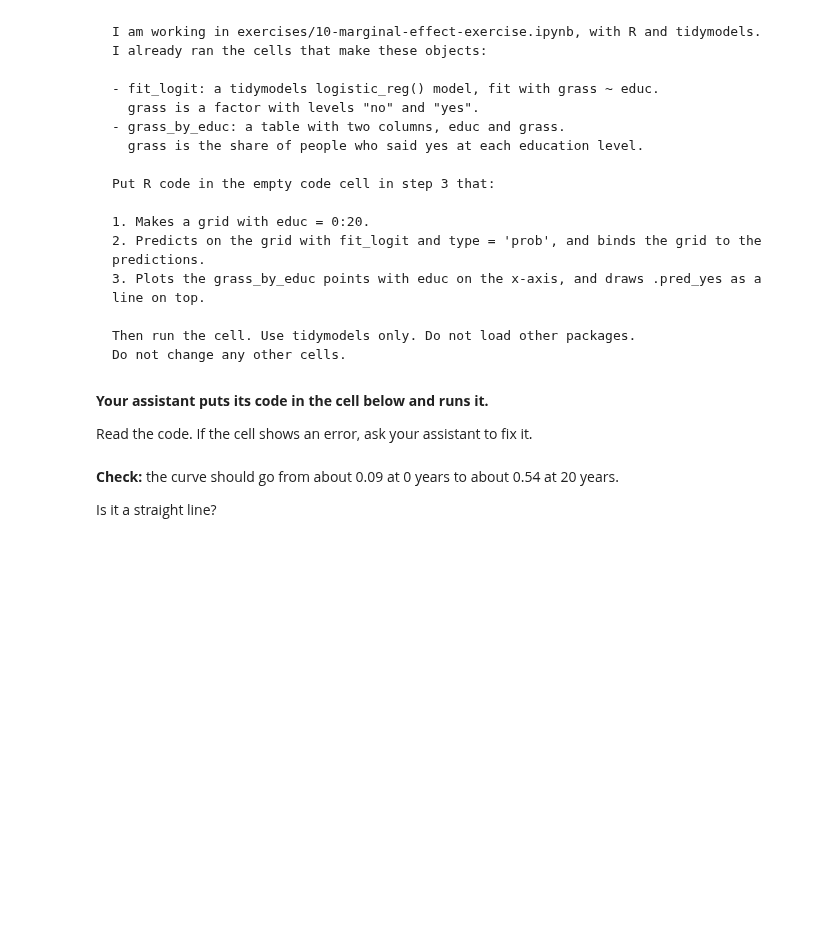
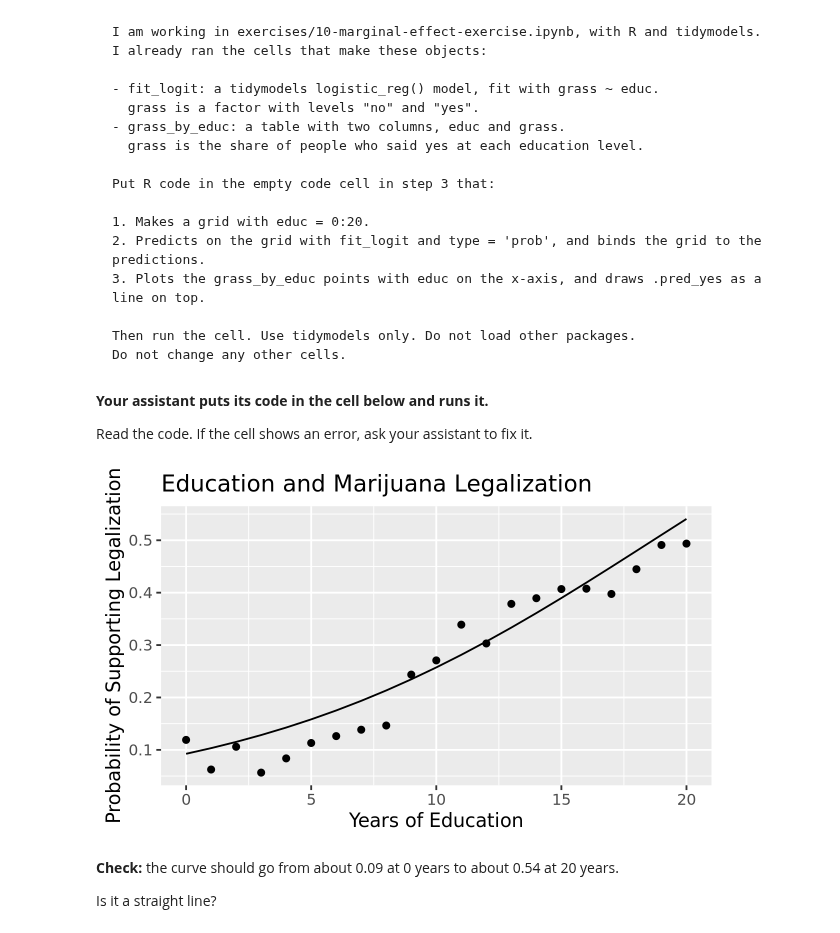
Before and after one commit to TigerTeng1024/codespace, a Jupyter notebook: exercises/10-marginal-effect-exercise.ipynb, the cells around one changed output. Saved outputs shown, nothing was run; the diff lists cells and outputs as text; code cells hidden in the pictures; blank space fills up the shorter version.

```diff
--- a/exercises/10-marginal-effect-exercise.ipynb
+++ b/exercises/10-marginal-effect-exercise.ipynb
@@ -89,6 +138,29 @@ Do not change any other cells.
 **Your assistant puts its code in the cell below and runs it.**
 
 Read the code. If the cell shows an error, ask your assistant to fix it.
+# %%
+# Create a grid of education levels
+educ_grid <- tibble(educ = 0:20)
+
+# Predict probabilities
+predictions <- predict(fit_logit, educ_grid, type = "prob")
+
+# Combine grid and predictions
+plot_data <- bind_cols(educ_grid, predictions)
+
+# Plot observed data and model predictions
+ggplot() +
+    geom_point(data = grass_by_educ,
+               aes(x = educ, y = grass)) +
+    geom_line(data = plot_data,
+              aes(x = educ, y = .pred_yes)) +
+    labs(
+        x = "Years of Education",
+        y = "Probability of Supporting Legalization",
+        title = "Education and Marijuana Legalization"
+    )
+# %% [output]
+[figure, added]
 # %% [markdown]
 **Check:** the curve should go from about 0.09 at 0 years to about 0.54 at 20 years.
 
```
Also changed, not shown: parts of 6 cells of this notebook.
